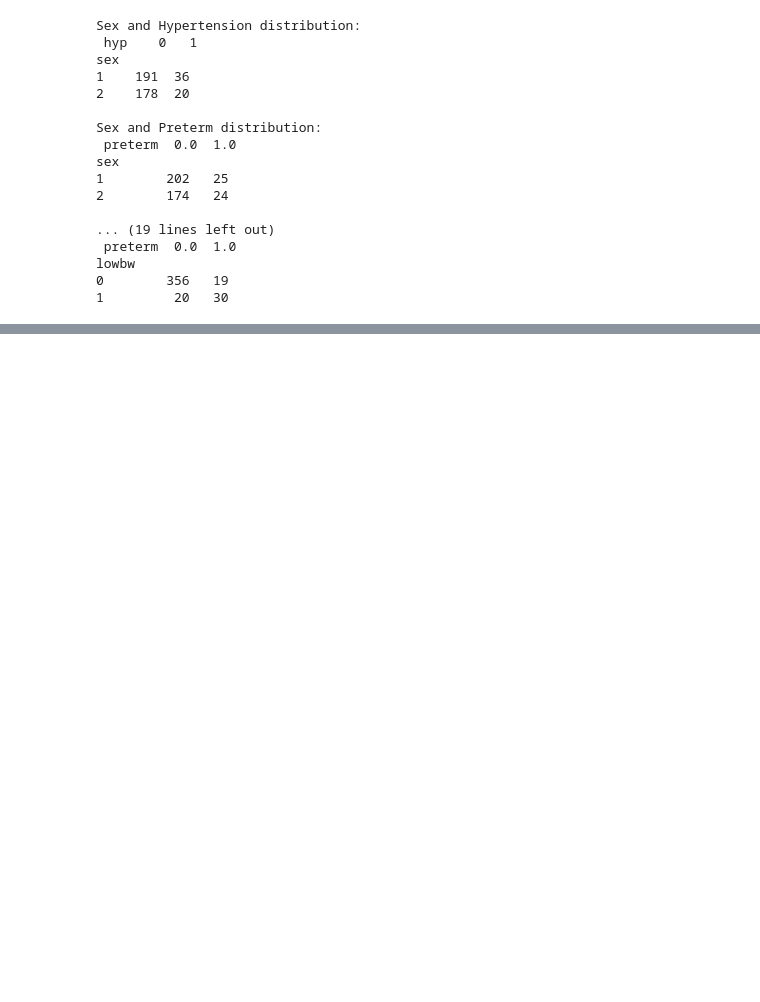
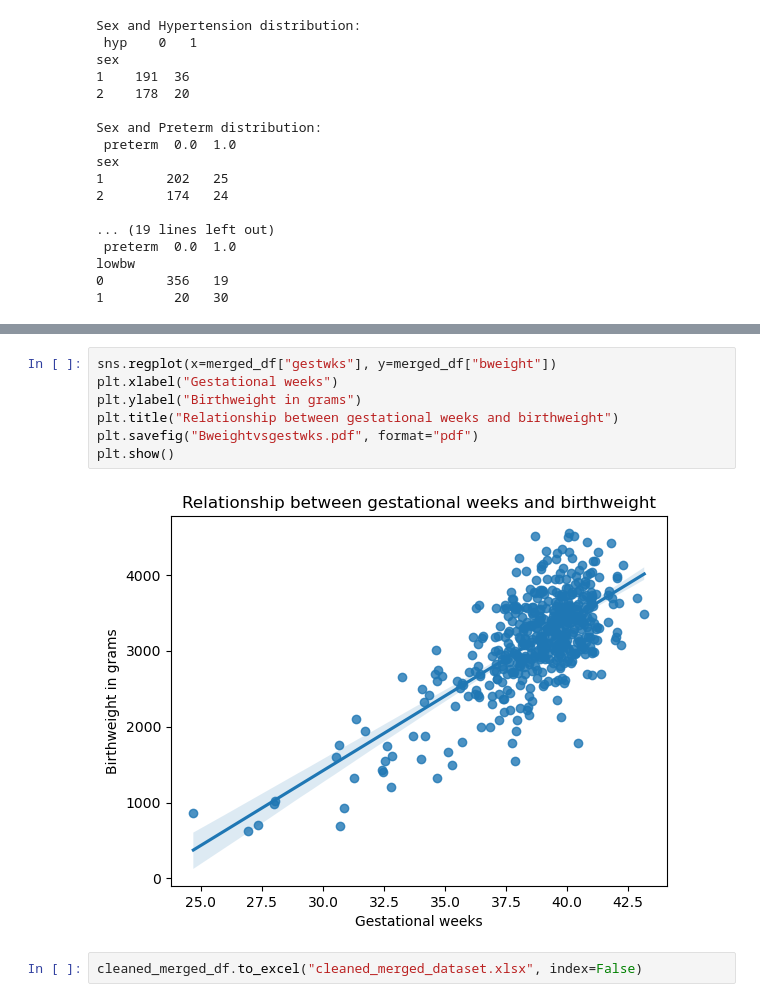
Before and after one commit to AHChangDS/programming-assessment, a Jupyter notebook: assessmenttest.ipynb, the cells around one changed output, grey strips where cells are left out. Saved outputs shown, nothing was run; the diff lists cells and outputs as text; blank space fills up the shorter version.

```diff
--- a/assessmenttest.ipynb
+++ b/assessmenttest.ipynb
@@ -178,0 +187,11 @@ See the caveats in the documentation: https://pandas.pydata.org/pandas-docs/stab
+# %%
+sns.regplot(x=merged_df["gestwks"], y=merged_df["bweight"])
+plt.xlabel("Gestational weeks")
+plt.ylabel("Birthweight in grams")
+plt.title("Relationship between gestational weeks and birthweight")
+plt.savefig("Bweightvsgestwks.pdf", format="pdf")
+plt.show()
+# %% [output]
+[figure, added]
+# %%
+cleaned_merged_df.to_excel("cleaned_merged_dataset.xlsx", index=False)
```
Also changed, not shown: parts of 8 cells of this notebook, 2 other files.
